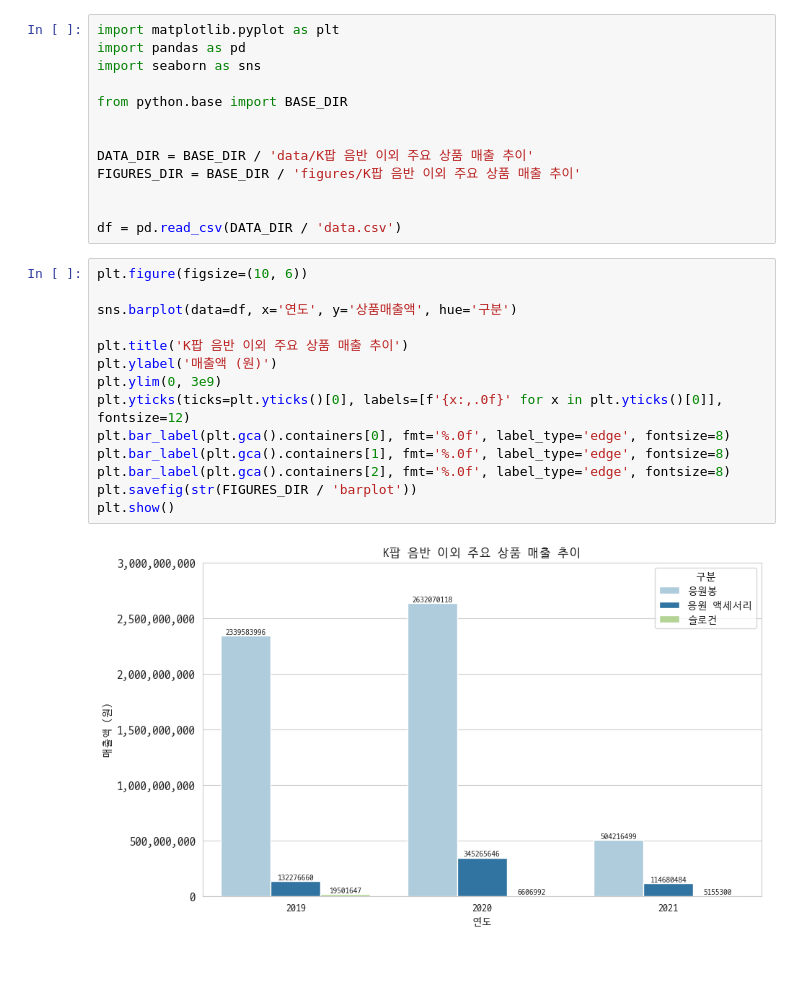
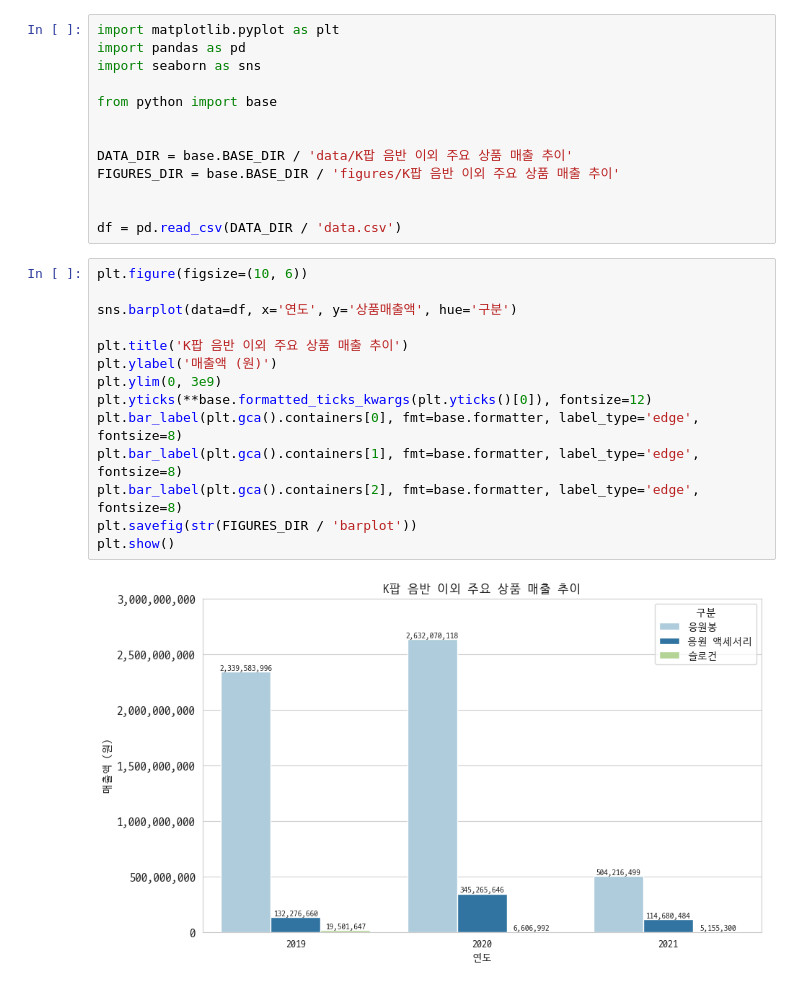
Before and after one commit to smu-202115064/Training-project-for-AI-X-Pioneers-Basic_Final-Project, a Jupyter notebook: notebooks/K팝 음반 이외 주요 상품 매출 추이.ipynb, the cells around one changed output. Cells and saved outputs as stored; diff of their text form.

```diff
--- a/notebooks/K팝 음반 이외 주요 상품 매출 추이.ipynb
+++ b/notebooks/K팝 음반 이외 주요 상품 매출 추이.ipynb
@@ -3,30 +3,30 @@ import matplotlib.pyplot as plt
 import pandas as pd
 import seaborn as sns
 
-from python.base import BASE_DIR
+from python import base
 
 
-DATA_DIR = BASE_DIR / 'data/K팝 음반 이외 주요 상품 매출 추이'
-FIGURES_DIR = BASE_DIR / 'figures/K팝 음반 이외 주요 상품 매출 추이'
+DATA_DIR = base.BASE_DIR / 'data/K팝 음반 이외 주요 상품 매출 추이'
+FIGURES_DIR = base.BASE_DIR / 'figures/K팝 음반 이외 주요 상품 매출 추이'
 
 
 df = pd.read_csv(DATA_DIR / 'data.csv')
 # %%
 plt.figure(figsize=(10, 6))
 
 sns.barplot(data=df, x='연도', y='상품매출액', hue='구분')
 
 plt.title('K팝 음반 이외 주요 상품 매출 추이')
 plt.ylabel('매출액 (원)')
 plt.ylim(0, 3e9)
-plt.yticks(ticks=plt.yticks()[0], labels=[f'{x:,.0f}' for x in plt.yticks()[0]], fontsize=12)
-plt.bar_label(plt.gca().containers[0], fmt='%.0f', label_type='edge', fontsize=8)
-plt.bar_label(plt.gca().containers[1], fmt='%.0f', label_type='edge', fontsize=8)
-plt.bar_label(plt.gca().containers[2], fmt='%.0f', label_type='edge', fontsize=8)
+plt.yticks(**base.formatted_ticks_kwargs(plt.yticks()[0]), fontsize=12)
+plt.bar_label(plt.gca().containers[0], fmt=base.formatter, label_type='edge', fontsize=8)
+plt.bar_label(plt.gca().containers[1], fmt=base.formatter, label_type='edge', fontsize=8)
+plt.bar_label(plt.gca().containers[2], fmt=base.formatter, label_type='edge', fontsize=8)
 plt.savefig(str(FIGURES_DIR / 'barplot'))
 plt.show()
 # %% [output]
-[figure, old version]
+[figure, new version]
 # %%
 plt.figure(figsize=(10, 6))
 
```
Also changed, not shown: parts of 1 cell of this notebook, 2 other files.
